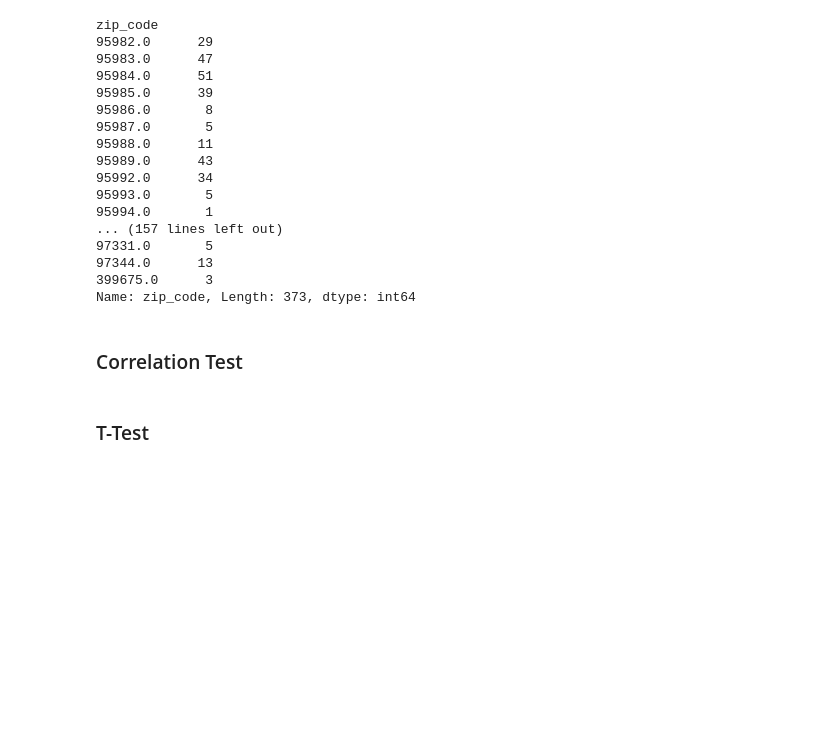
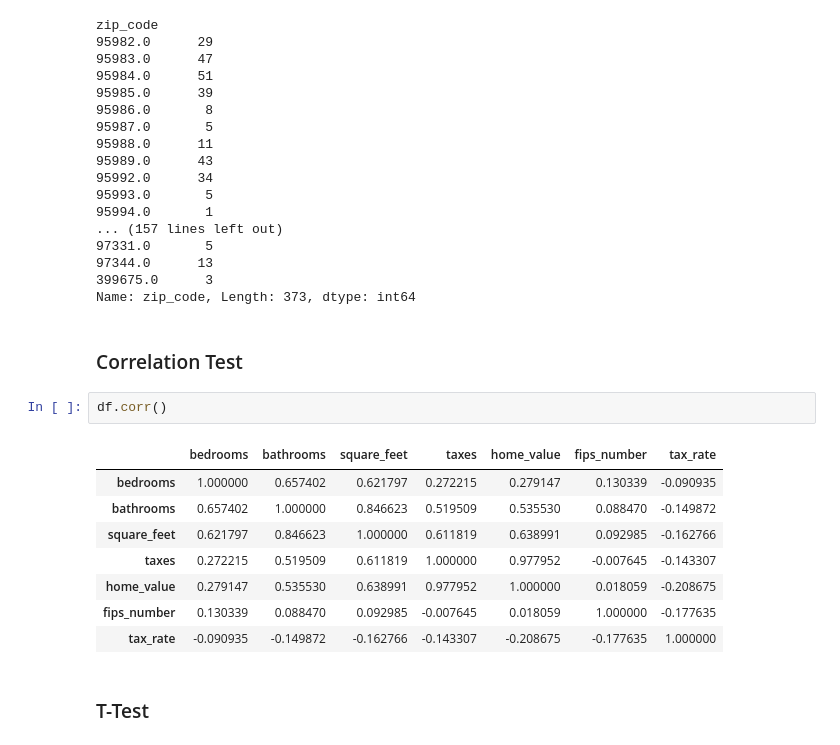
Before and after one commit to faithkane3/zillow_project, a Jupyter notebook: zillow_project_deliverable.ipynb, the cells around one changed output. Drawn from its saved outputs; the diff is of its cells as text; blank space fills up the shorter version.

```diff
--- a/zillow_project_deliverable.ipynb
+++ b/zillow_project_deliverable.ipynb
@@ -285,5 +133,16 @@ zip_code
 Name: zip_code, Length: 373, dtype: int64
 # %% [markdown]
 ### Correlation Test
+# %%
+df.corr()
+# %% [output]
+|  | bedrooms | bathrooms | square_feet | taxes | home_value | fips_number | tax_rate |
+| bedrooms | 1.000000 | 0.657402 | 0.621797 | 0.272215 | 0.279147 | 0.130339 | -0.090935 |
+| bathrooms | 0.657402 | 1.000000 | 0.846623 | 0.519509 | 0.535530 | 0.088470 | -0.149872 |
+| square_feet | 0.621797 | 0.846623 | 1.000000 | 0.611819 | 0.638991 | 0.092985 | -0.162766 |
+| taxes | 0.272215 | 0.519509 | 0.611819 | 1.000000 | 0.977952 | -0.007645 | -0.143307 |
+| home_value | 0.279147 | 0.535530 | 0.638991 | 0.977952 | 1.000000 | 0.018059 | -0.208675 |
+| fips_number | 0.130339 | 0.088470 | 0.092985 | -0.007645 | 0.018059 | 1.000000 | -0.177635 |
+| tax_rate | -0.090935 | -0.149872 | -0.162766 | -0.143307 | -0.208675 | -0.177635 | 1.000000 |
 # %% [markdown]
 ### T-Test
```
Also changed, not shown: parts of 64 cells of this notebook.
